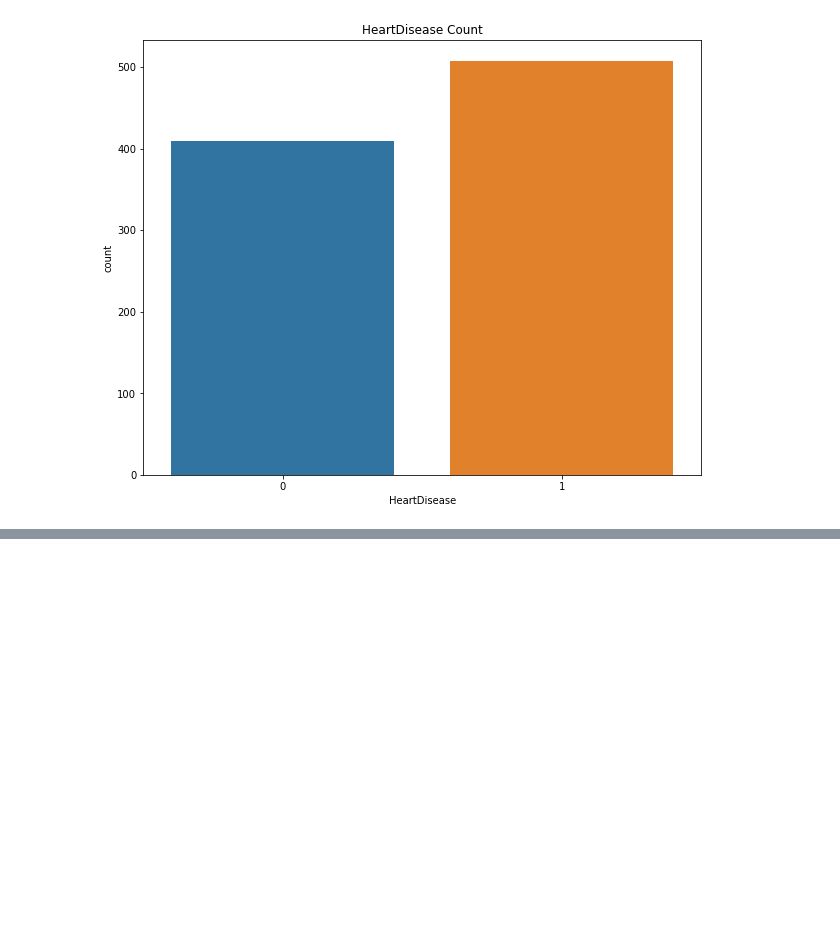
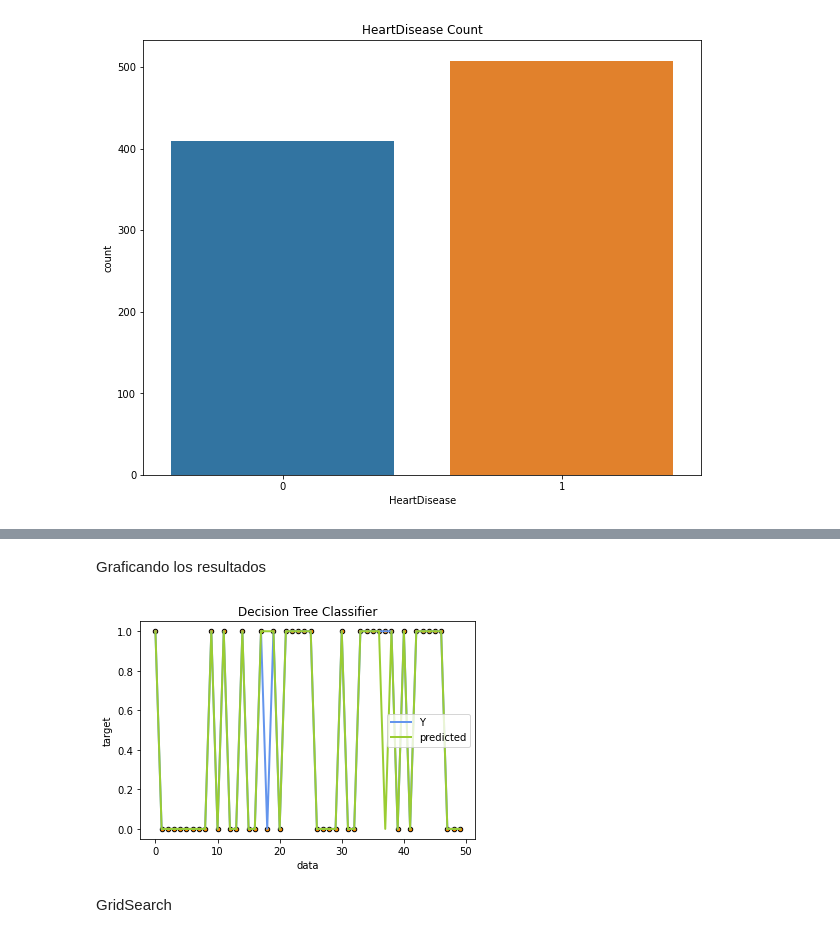
Before and after one commit to jsglen1/IAUnimag, a Jupyter notebook: ImplementacionFinal/Heart_indian_parte1_IA.ipynb, the cells around one changed output, grey strips where cells are left out. Cells and saved outputs as stored; diff of their text form; code cells hidden in the pictures; blank space fills up the shorter version.

Commit message:
GridSearch

```diff
--- a/ImplementacionFinal/Heart_indian_parte1_IA.ipynb
+++ b/ImplementacionFinal/Heart_indian_parte1_IA.ipynb
@@ -169,0 +212,16 @@ Index(['Age', 'Sex', 'ChestPainType', 'RestingBP', 'Cholesterol', 'FastingBS',
+# %%
+Ytrain_predict2 = regr.predict(x_train)
+#rmse = (np.sqrt(mean_squared_error(y_train, Ytrain_predict2)))
+#r2 = r2_score(y_train, Ytrain_predict2)
+
+#y_pred = Ytrain_predict2
+
+#Evaluación en el conjunto de prueba
+Ytrain_predict2 = clf.predict(x_test)
+
+print('Accuracy de DecisionTreeClassifier sobre el conjunto de prueba es: {:.2f}'.format(clf.score(x_test, y_test)))
+cmatrix = confusion_matrix(y_test, Ytrain_predict2)
+print(cmatrix)
+
+print(classification_report(y_test, Ytrain_predict2))
+print(x_data.columns)
@@ -169,0 +244,18 @@ Index(['Age', 'Sex', 'ChestPainType', 'RestingBP', 'Cholesterol', 'FastingBS',
+# %% [markdown]
+Graficando los resultados
+# %%
+# Plot the results
+x =  np.arange(0.0, 50)[:, np.newaxis]
+plt.figure()
+plt.scatter(x, y_test[:50], s=20, edgecolor="black", c="darkorange")
+plt.plot(x, y_test[:50], color="cornflowerblue", label="Y", linewidth=2)
+plt.plot(x, Ytrain_predict2[:50], color="yellowgreen", label="predicted", linewidth=2)
+plt.xlabel("data")
+plt.ylabel("target")
+plt.title("Decision Tree Classifier")
+plt.legend()
+plt.show()
+# %% [output]
+[figure, added]
+# %% [markdown]
+GridSearch
```
Also changed, not shown: parts of 15 cells of this notebook, 1 other file.
